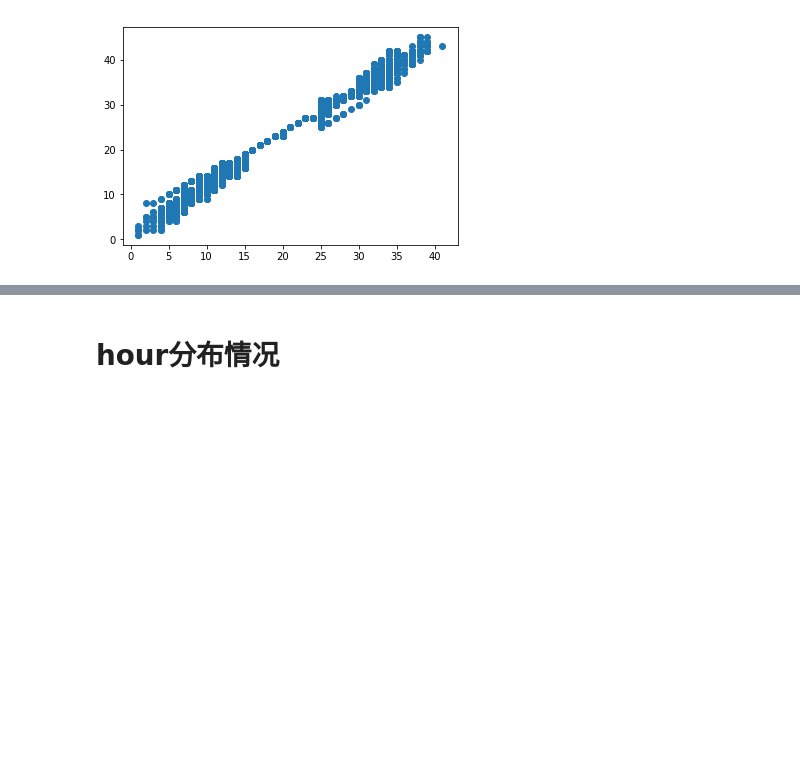
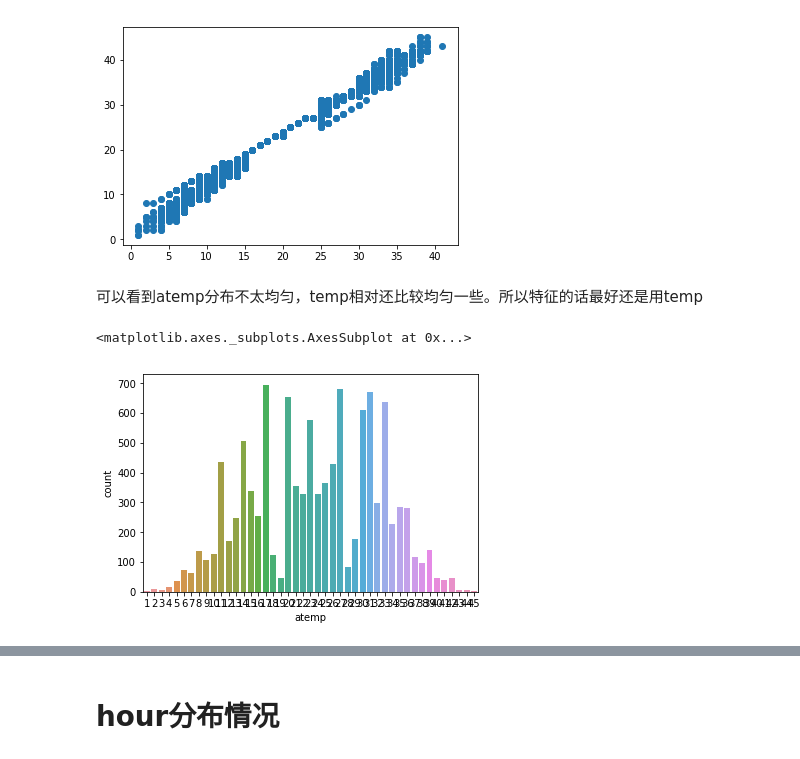
Before and after one commit to nkzxw/dirtysalt.github.io, a Jupyter notebook: codes/kaggle/bike-sharing-demand/bike-sharing-demand-data.ipynb, the cells around one changed output, grey strips where cells are left out. Cells and saved outputs as stored; diff of their text form; code cells hidden in the pictures; blank space fills up the shorter version.

```diff
--- a/codes/kaggle/bike-sharing-demand/bike-sharing-demand-data.ipynb
+++ b/codes/kaggle/bike-sharing-demand/bike-sharing-demand-data.ipynb
@@ -10,7 +10,7 @@ data_path = '/Users/dirlt/.kaggle/competitions/bike-sharing-demand/'
 # %% [markdown]
 # Load Data
 # %%
-def extend_fields(df):
+def extend_fields(df, as_float = False):
     df = df.copy()
     dt = df['datetime']
     dt2 = pd.to_datetime(dt)
@@ -21,10 +21,11 @@ def extend_fields(df):
     df['dt_year'] = dt2.apply(lambda x: x.year)
     df['dt_day2'] = dt2.apply(lambda x: '{}-{}-{}'.format(x.year, x.month, x.day))
     x = df
-    x['temp'] = np.round(x['temp']).astype(int)
-    x['atemp'] = np.round(x['atemp']).astype(int)
-    x['humidity'] = np.round(x['humidity']).astype(int)
-    x['windspeed'] = np.round(x['windspeed']).astype(int)
+    if not as_float:
+        x['temp'] = np.round(x['temp']).astype(int)
+        x['atemp'] = np.round(x['atemp']).astype(int)
+        x['humidity'] = np.round(x['humidity']).astype(int)
+        x['windspeed'] = np.round(x['windspeed']).astype(int)
     tmp = pd.get_dummies(x['season'], prefix = 'season')
     x = x.join(tmp)
     tmp = pd.get_dummies(x['weather'], prefix = 'weather')
@@ -110,3 +118,10 @@ plt.scatter(df['temp'], df['atemp'])
 # %% [output]
 <matplotlib.collections.PathCollection at 0x...>
 [figure]
+# %% [markdown]
+可以看到atemp分布不太均匀，temp相对还比较均匀一些。所以特征的话最好还是用temp
+# %%
+sns.countplot('atemp', data = df)
+# %% [output]
+<matplotlib.axes._subplots.AxesSubplot at 0x...>
+[figure, added]
```
Also changed, not shown: parts of 16 cells of this notebook, 8 other files.
